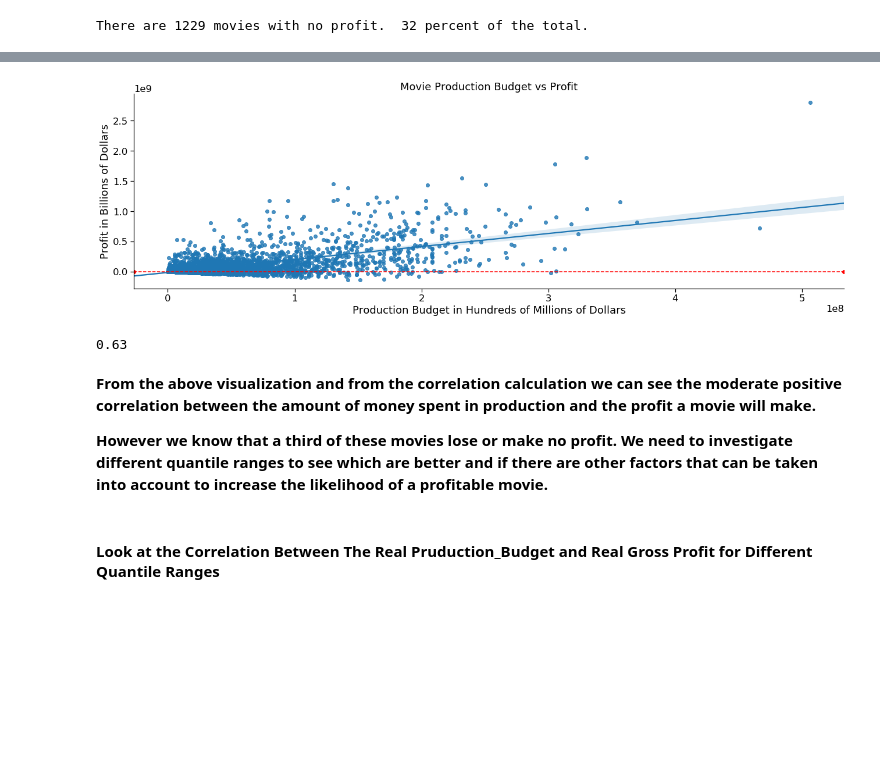
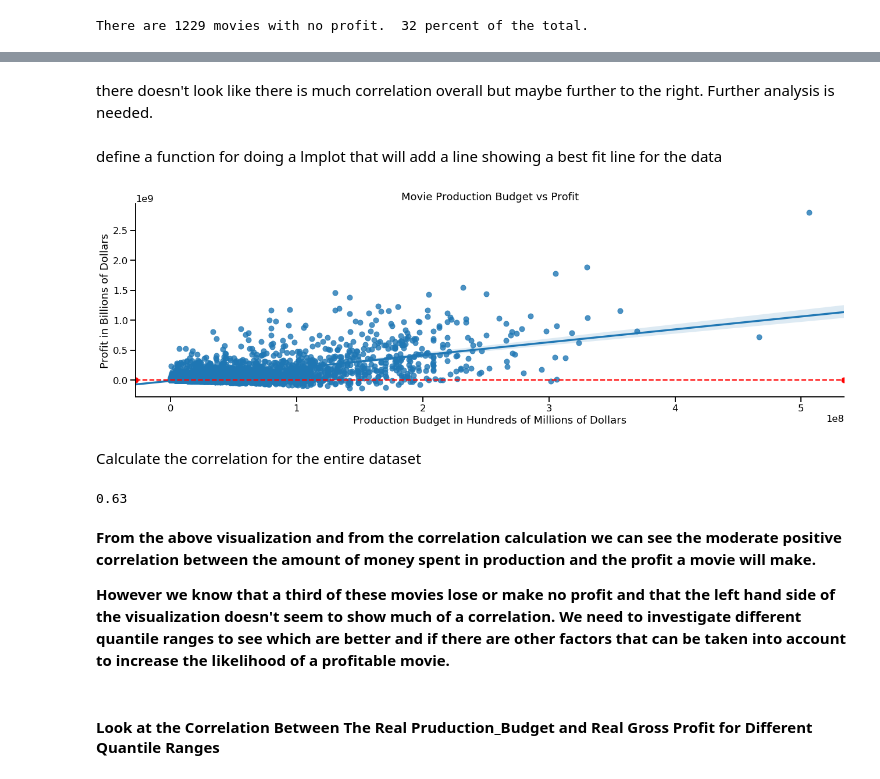
Before and after one commit to merb92/movie-industry-eda, a Jupyter notebook: index.ipynb, the cells around one changed output, grey strips where cells are left out. Cells and saved outputs as stored; diff of their text form; code cells hidden in the pictures; blank space fills up the shorter version.

```diff
--- a/index.ipynb
+++ b/index.ipynb
@@ -1349,20 +1500,46 @@ plt.show()
+# %% [markdown]
+there doesn't look like there is much correlation overall but maybe further to the right.  Further analysis is needed.
+# %% [markdown]
+define a function for doing a lmplot that will add a line showing a best fit line for the data
 # %%
-sns.set_context('notebook', font_scale=1.5)
-rpb_vs_rp = sns.lmplot(x='real_production_budget', y='real_profit',
-                data=last_20_years_movie_budgets_df, height=6, aspect=3)
+def lmplot_with_red_line(x, y, data, xlabel, ylabel, title):
+    """Display a scatter plot
 
-# Add a line along y=0 to better illustrate the amount of movies that had a negative profit
-rpb_vs_rp.map(plt.axhline, y=0, ls='--', c='red');
+    Keyword arguments:
+    x = data to plot on the x axis
+    y = data to plot on the y axis
+    data = the data set
+    xlabel = the label for the x axis
+    ylabel = the label for the y axis
+    title = the title for the visualization
+    """
+    # define the display attributes for the plot
+    sns.set_context('talk')
 
-fig = rpb_vs_rp.fig
-ax = fig.axes[0]
-ax.xaxis.set_label_text('Production Budget in Hundreds of Millions of Dollars')
-ax.yaxis.set_label_text('Profit in Billions of Dollars')
-ax.set_title('Movie Production Budget vs Profit')
+    plot = sns.lmplot(x=x, y=y, data=data, height=6, aspect=3)
 
-plt.show()
+    # Add a line along y=0 to better illustrate the amount of movies that had a negative profit
+    plot.map(plt.axhline, y=0, ls='--', c='red');
+
+    fig = plot.fig
+    ax = fig.axes[0]
+
+    ax.xaxis.set_label_text(xlabel)
+    ax.yaxis.set_label_text(ylabel)
+    ax.set_title(title)
+
+    plt.show()
-# %% [output]
-[figure, removed]
+# %%
+lmplot_with_red_line(x='real_production_budget',
+                    y='real_profit',
+                    data=last_20_years_movie_budgets_df,
+                    xlabel='Production Budget in Hundreds of Millions of Dollars',
+                    ylabel='Profit in Billions of Dollars',
+                    title='Movie Production Budget vs Profit')
+# %% [output]
+[figure, added]
+# %% [markdown]
+Calculate the correlation for the entire dataset
 # %%
 production = last_20_years_movie_budgets_df.real_production_budget
 profit = last_20_years_movie_budgets_df.real_profit
@@ -1372,7 +1549,7 @@ round(production.corr(profit), 2)
 # %% [markdown]
 **From the above visualization and from the correlation calculation we can see the moderate positive correlation between the amount of money spent in production and the profit a movie will make.**
 
-**However we know that a third of these movies lose or make no profit.  We need to investigate different quantile ranges to see which are better and if there are other factors that can be taken into account to increase the likelihood of a profitable movie.**
+**However we know that a third of these movies lose or make no profit and that the left hand side of the visualization doesn't seem to show much of a correlation.  We need to investigate different quantile ranges to see which are better and if there are other factors that can be taken into account to increase the likelihood of a profitable movie.**
 # %% [markdown]
 #### Look at the Correlation Between The Real Pruduction_Budget and Real Gross Profit for Different Quantile Ranges
 # %%
```
Also changed, not shown: parts of 163 cells of this notebook.
